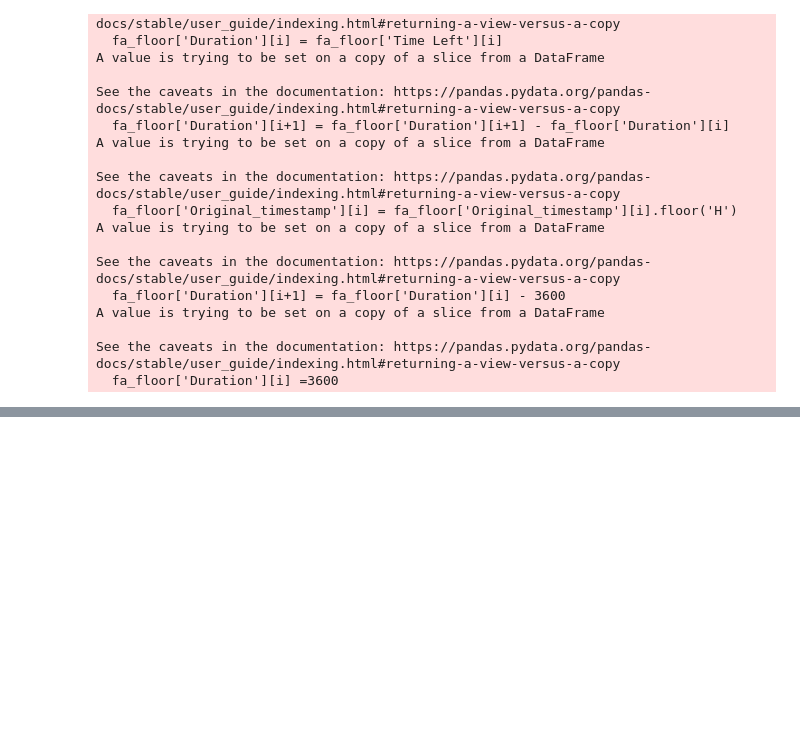
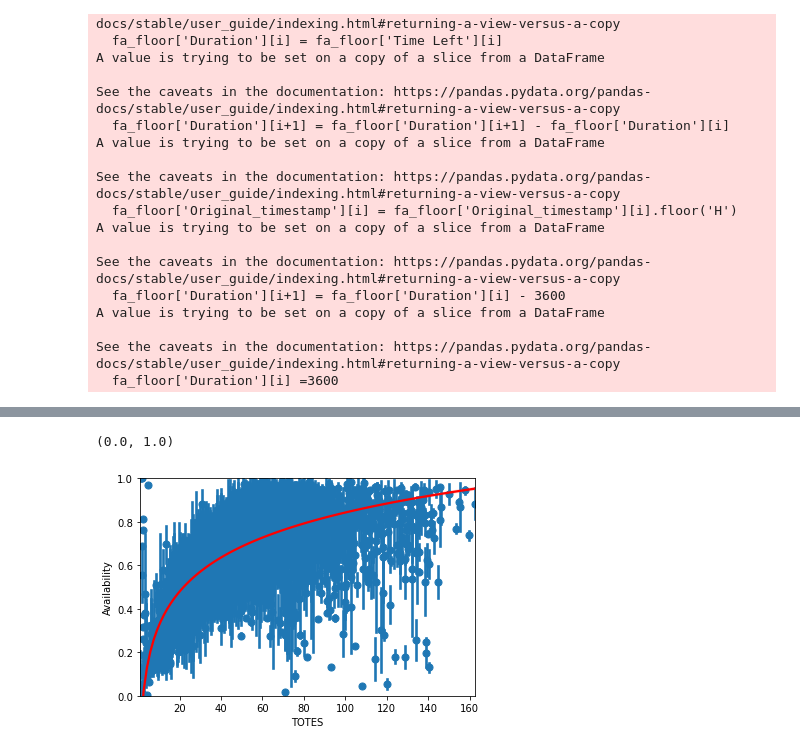
Before and after one commit to ch4413/scs, a Jupyter notebook: notebooks/Basic Model Jamie.ipynb, the cells around one changed output, grey strips where cells are left out. Saved outputs shown, nothing was run; the diff lists cells and outputs as text; code cells hidden in the pictures; blank space fills up the shorter version.

```diff
--- a/notebooks/Basic Model Jamie.ipynb
+++ b/notebooks/Basic Model Jamie.ipynb
@@ -133,0 +166,7 @@ Output
+# %%
+ax = sns.regplot(x="TOTES", y="Availability", data=df,
+x_estimator=np.mean, logx=True, line_kws={"color": "red"})
+plt.ylim(0,1)
+# %% [output]
+(0.0, 1.0)
+[figure, added]
```
Also changed, not shown: parts of 13 cells of this notebook, 6 other files.
